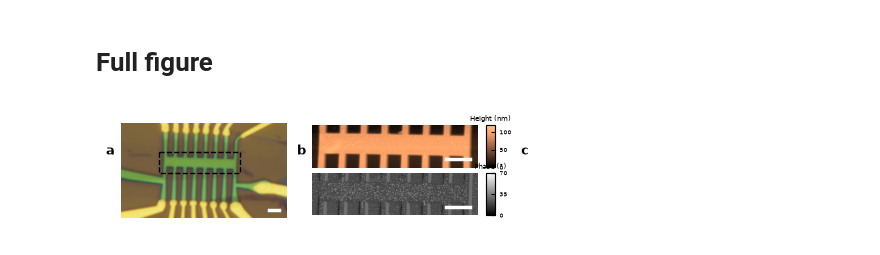
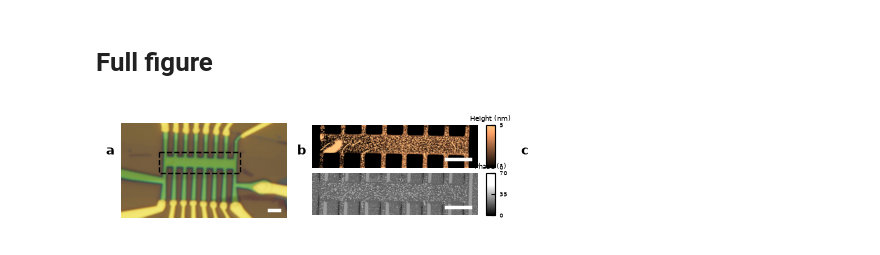
Before and after one commit to sharpelab/Fermiology-and-the-cCSC, a Jupyter notebook: ed-fig01-optical/ed-fig-optical.ipynb, the cells around one changed output. Cells and saved outputs as stored; diff of their text form; code cells hidden in the pictures.

```diff
--- a/ed-fig01-optical/ed-fig-optical.ipynb
+++ b/ed-fig01-optical/ed-fig-optical.ipynb
@@ -224,6 +224,36 @@ update_rc_params('talk')  # restore presentation default
 ## c: Contact schematic
 # %% [markdown]
 # Full figure
+# %%
+from scipy.ndimage import binary_erosion
+
+def fit_poly_surface(img, mask, order=1):
+    rows, cols = img.shape
+    X, Y = np.meshgrid(np.linspace(-1, 1, cols), np.linspace(-1, 1, rows))
+    terms = [np.ones_like(X)]
+    for o in range(1, order + 1):
+        for i in range(o + 1):
+            terms.append(X**(o - i) * Y**i)
+    A = np.stack([t[mask] for t in terms], axis=1)
+    coef, *_ = np.linalg.lstsq(A, img[mask], rcond=None)
+    return sum(c * t for c, t in zip(coef, terms))
+
+def level(img, order=1, mask=None, rows=False):
+    """Subtract a polynomial surface fitted on `mask` pixels only, then
+    optionally subtract each scan line's median over the mask."""
+    if mask is None:
+        mask = np.ones_like(img, bool)
+    out = img - fit_poly_surface(img, mask, order)
+    if rows:
+        med = np.array([np.median(r[m]) if m.sum() > 20 else 0.0 for r, m in zip(out, mask)])
+        out = out - med[:, None]
+    return out
+
+def mesa_mask(img, erode=4):
+    """High side of the bimodal height histogram = mesa top."""
+    p0 = level(img, 1)
+    thr = 0.5 * (np.percentile(p0, 10) + np.percentile(p0, 90))
+    return binary_erosion(p0 > thr, iterations=erode)
 # %%
 update_rc_params('paper')  # paper style for this final figure
 
@@ -299,9 +329,15 @@ img1 *= 1e3
 img2 -= img2.min()
 
 
+mesa = mesa_mask(img1)
+img1 = level(img1, order=2, mask=mesa, rows=True)
+img1 -= np.median(img1[mesa])
+img1 += 2
+
+
 # 1. Plot the images and save the outputs to variables (im1, im2)
-im1 = ax1.imshow(img1, cmap='copper', origin='lower', extent=[0, N, 0, M], vmin=0, vmax=120)
-im2 = ax2.imshow(img2, cmap='gray', origin='lower', extent=[0, N, 0, M], vmin=0, vmax=70)
+im1 = ax1.imshow(img1, cmap='copper', origin='lower', extent=[0, N, 0, M], vmin=0, vmax=5)
+im2 = ax2.imshow(img2, cmap='gray', origin='lower', extent=[0, N, 0, M], vmin=0, vmax=50)
 
 ax1.set_anchor('S')
 ax2.set_anchor('N')
@@ -322,7 +358,7 @@ for ax in [ax1, ax2]:
 # 2. Add the vertical colorbars with horizontal labels at the top
 cbar_labels = ["Height (nm)", "Phase (°)"]
 
-cbar_ticks = [[0, 50, 100], [0, 35, 70]]
+cbar_ticks = [[0, 5,], [0, 35, 70]]
 
 # Add the ticks to the zip loop!
 for ax, im, label, ticks in zip([ax1, ax2], [im1, im2], cbar_labels, cbar_ticks):
@@ -335,31 +371,31 @@ for ax, im, label, ticks in zip([ax1, ax2], [im1, im2], cbar_labels, cbar_ticks)
     # --- Set the Ticks ---
     cbar.set_ticks(ticks)
 
     cbar.ax.tick_params(labelsize=4)
 
 # Add the panel letter
 pos = ax1.get_position()
 label_spacer = 0.02
 fig.text(pos.x0 - label_spacer, 0.6, "b", fontweight='bold')
 
 
 ################ Panel c ##################
 ax = fig.add_subplot(gs[0, 4])
 fig.canvas.draw()
 ax.axis("off")
 
 
 pos = ax.get_position()
 label_spacer = 0.02
 fig.text(pos.x0 - label_spacer, 0.6, "c", fontweight='bold')
 
 plt.show()
 #fig.savefig("ed-fig-optical.pdf", dpi=600, bbox_inches='tight',pad_inches=0.02, transparent=False)
 plt.rcParams['svg.fonttype'] = 'none'  # keep text as text, not paths
 
 fig.savefig("ed-fig-optical.svg", bbox_inches='tight',
             pad_inches=0.02, transparent=True)
 
 update_rc_params('talk')  # restore presentation default
 # %% [output]
-[figure, old version]
+[figure, new version]
```
